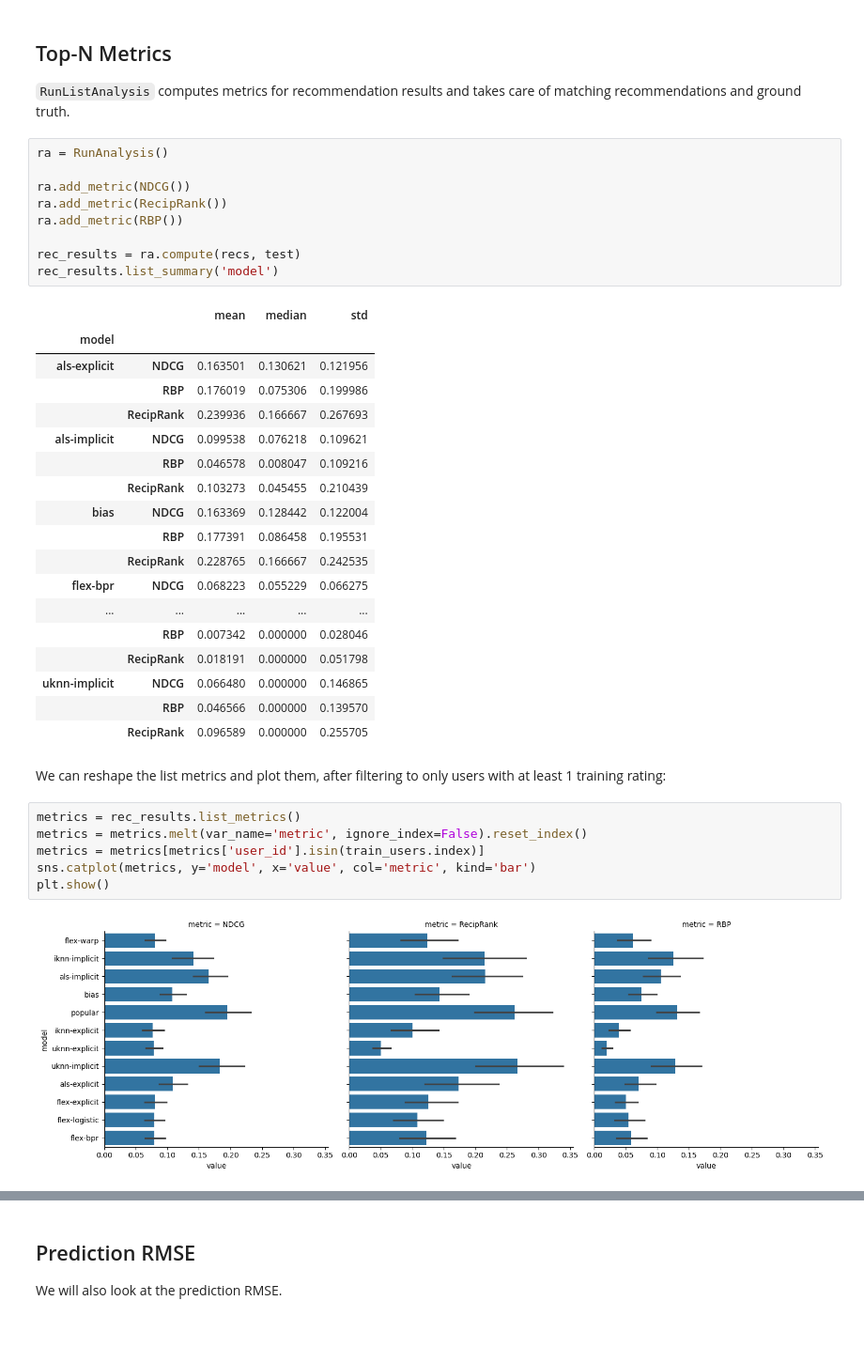
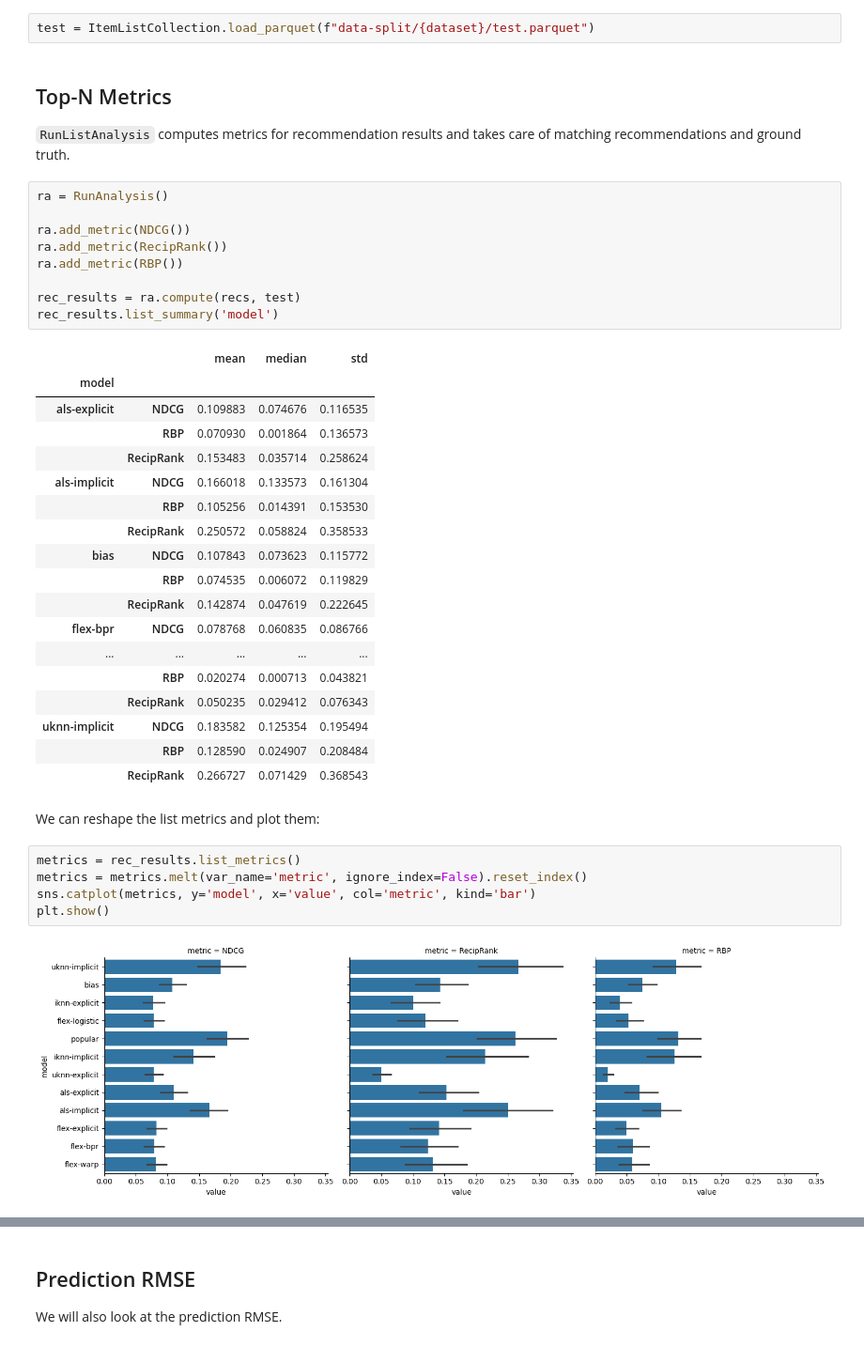
Before and after one commit to lenskit/lk-demo-experiment, a Jupyter notebook: eval-report.ml-100k.ipynb, the cells around one changed output, grey strips where cells are left out. Shown at 94% size. Saved outputs shown, nothing was run; the diff lists cells and outputs as text.

```diff
--- a/eval-report.ml-100k.ipynb
+++ b/eval-report.ml-100k.ipynb
@@ -79,3 +68,5 @@ train_users = train_users[train_users['rating_count'] > 0]
+# %%
+test = ItemListCollection.load_parquet(f"data-split/{dataset}/test.parquet")
 # %% [markdown]
 ## Top-N Metrics
 
@@ -93,29 +84,28 @@ rec_results.list_summary('model')
 # %% [output]
 |  |  | mean | median | std |
 | model |  |  |  |  |
-| als-explicit | NDCG | 0.163501 | 0.130621 | 0.121956 |
-|  | RBP | 0.176019 | 0.075306 | 0.199986 |
-|  | RecipRank | 0.239936 | 0.166667 | 0.267693 |
-| als-implicit | NDCG | 0.099538 | 0.076218 | 0.109621 |
-|  | RBP | 0.046578 | 0.008047 | 0.109216 |
-|  | RecipRank | 0.103273 | 0.045455 | 0.210439 |
-| bias | NDCG | 0.163369 | 0.128442 | 0.122004 |
-|  | RBP | 0.177391 | 0.086458 | 0.195531 |
-|  | RecipRank | 0.228765 | 0.166667 | 0.242535 |
-| flex-bpr | NDCG | 0.068223 | 0.055229 | 0.066275 |
+| als-explicit | NDCG | 0.109883 | 0.074676 | 0.116535 |
+|  | RBP | 0.070930 | 0.001864 | 0.136573 |
+|  | RecipRank | 0.153483 | 0.035714 | 0.258624 |
+| als-implicit | NDCG | 0.166018 | 0.133573 | 0.161304 |
+|  | RBP | 0.105256 | 0.014391 | 0.153530 |
+|  | RecipRank | 0.250572 | 0.058824 | 0.358533 |
+| bias | NDCG | 0.107843 | 0.073623 | 0.115772 |
+|  | RBP | 0.074535 | 0.006072 | 0.119829 |
+|  | RecipRank | 0.142874 | 0.047619 | 0.222645 |
+| flex-bpr | NDCG | 0.078768 | 0.060835 | 0.086766 |
 | ... | ... | ... | ... | ... |
-|  | RBP | 0.007342 | 0.000000 | 0.028046 |
-|  | RecipRank | 0.018191 | 0.000000 | 0.051798 |
-| uknn-implicit | NDCG | 0.066480 | 0.000000 | 0.146865 |
-|  | RBP | 0.046566 | 0.000000 | 0.139570 |
-|  | RecipRank | 0.096589 | 0.000000 | 0.255705 |
+|  | RBP | 0.020274 | 0.000713 | 0.043821 |
+|  | RecipRank | 0.050235 | 0.029412 | 0.076343 |
+| uknn-implicit | NDCG | 0.183582 | 0.125354 | 0.195494 |
+|  | RBP | 0.128590 | 0.024907 | 0.208484 |
+|  | RecipRank | 0.266727 | 0.071429 | 0.368543 |
 # %% [markdown]
-We can reshape the list metrics and plot them, after filtering to only users with at least 1 training rating:
+We can reshape the list metrics and plot them:
 # %%
 metrics = rec_results.list_metrics()
 metrics = metrics.melt(var_name='metric', ignore_index=False).reset_index()
-metrics = metrics[metrics['user_id'].isin(train_users.index)]
 sns.catplot(metrics, y='model', x='value', col='metric', kind='bar')
 plt.show()
 # %% [output]
-[figure, old version]
+[figure, new version]
```
Also changed, not shown: parts of 9 cells of this notebook, 4 other files.
